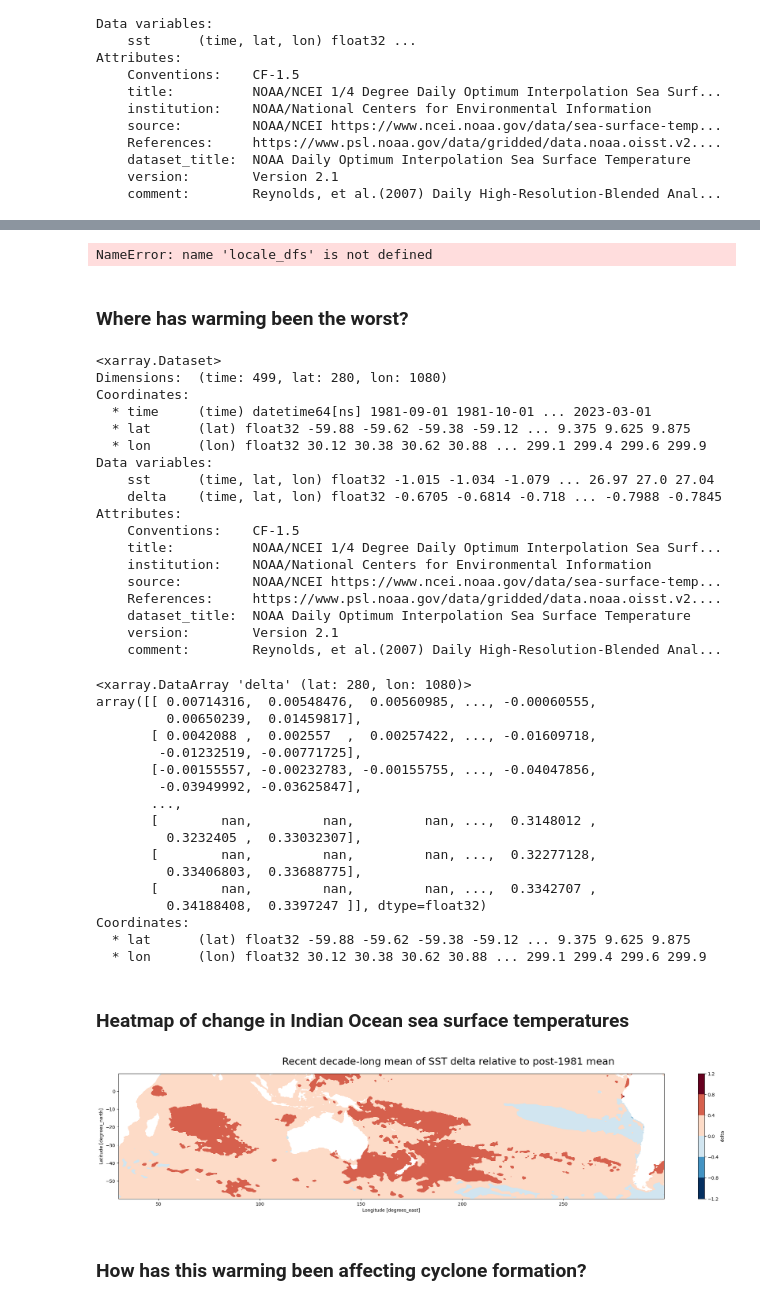
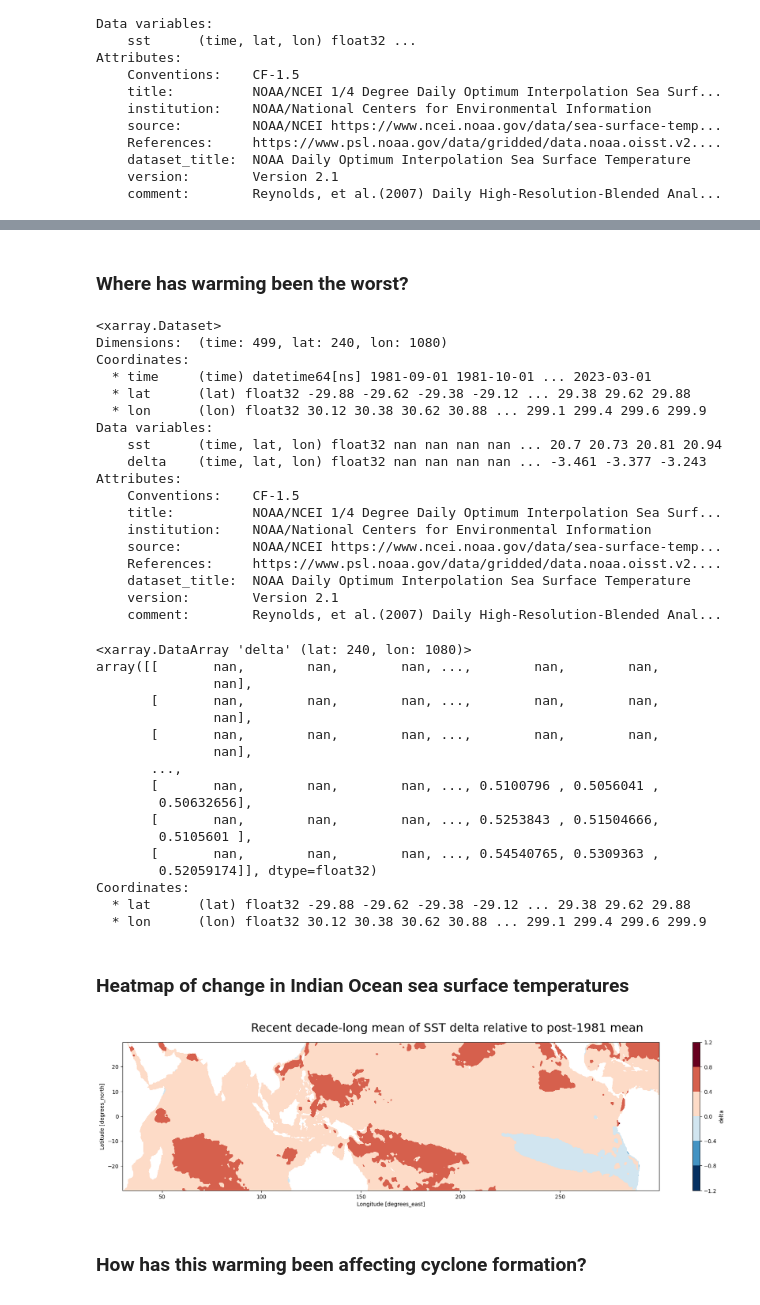
Before and after one commit to sydney-machine-learning/cyclonecategory_GCMs, a Jupyter notebook: Climate Project/albert/notebooks/SSTs.ipynb, the cells around one changed output, grey strips where cells are left out. Drawn from its saved outputs; the diff is of its cells as text; code cells hidden in the pictures.

Commit message:
jtwc data imports

```diff
--- a/Climate Project/albert/notebooks/SSTs.ipynb
+++ b/Climate Project/albert/notebooks/SSTs.ipynb
@@ -39,12 +98,12 @@ Attributes:
 # IMPORT OUR MONTHLY MEAN SST DATA
 
 
-min_lat = -40
-max_lat = 10
-min_long = 30
-max_long = 300
+MIN_LAT = -30
+MAX_LAT = 30
 
-monthly_avg_ssts = monthly_avg_ssts.sel(lon = slice(30, 300), lat=slice(-60, 10))
-monthly_avg_ssts
+MIN_LONG = 30
+MAX_LONG = 300
 
 NUM_DATAPOINTS_IN_YEAR = 12
+monthly_avg_ssts = monthly_avg_ssts.sel(lon = slice(MIN_LONG, MAX_LONG), lat=slice(MIN_LAT, MAX_LAT))
+# monthly_avg_ssts
@@ -88,16 +110,3 @@ for locale_ssts in locales_ssts:
-# %%
-import math
-num_plots = len(locale_dfs)
-fig, axs = plt.subplots(nrows= math.ceil(num_plots/2), ncols=2, figsize=(25,50))
-for row in range(len(axs)):
-    for col in range(len(axs[row])):
-        g = sns.lineplot(data=locale_dfs[row*2 + col], x='time', y='sst', ax=axs[row][col]).set(title=locales[row*2 + col]["name"])
-        plt.xticks(rotation=45)
-
-
-plt.show()
-# %% [output]
-NameError: name 'locale_dfs' is not defined
 # %% [markdown]
 ### Where has warming been the worst?
 # %%
@@ -108,14 +117,14 @@ with_deltas = monthly_avg_ssts.assign(delta = monthly_avg_ssts['sst'] - monthly_
 with_deltas
 # %% [output]
 <xarray.Dataset>
-Dimensions:  (time: 499, lat: 280, lon: 1080)
+Dimensions:  (time: 499, lat: 240, lon: 1080)
 Coordinates:
   * time     (time) datetime64[ns] 1981-09-01 1981-10-01 ... 2023-03-01
-  * lat      (lat) float32 -59.88 -59.62 -59.38 -59.12 ... 9.375 9.625 9.875
+  * lat      (lat) float32 -29.88 -29.62 -29.38 -29.12 ... 29.38 29.62 29.88
   * lon      (lon) float32 30.12 30.38 30.62 30.88 ... 299.1 299.4 299.6 299.9
 Data variables:
-    sst      (time, lat, lon) float32 -1.015 -1.034 -1.079 ... 26.97 27.0 27.04
-    delta    (time, lat, lon) float32 -0.6705 -0.6814 -0.718 ... -0.7988 -0.7845
+    sst      (time, lat, lon) float32 nan nan nan nan ... 20.7 20.73 20.81 20.94
+    delta    (time, lat, lon) float32 nan nan nan nan ... -3.461 -3.377 -3.243
 Attributes:
     Conventions:    CF-1.5
     title:          NOAA/NCEI 1/4 Degree Daily Optimum Interpolation Sea Surf...
@@ -130,33 +139,35 @@ recent_deltas = with_deltas.sel(time= with_deltas.time.dt.year >= 2012)
 recent_delta_mean = recent_deltas['delta'].mean('time')
 recent_delta_mean
 # %% [output]
-<xarray.DataArray 'delta' (lat: 280, lon: 1080)>
-array([[ 0.00714316,  0.00548476,  0.00560985, ..., -0.00060555,
-         0.00650239,  0.01459817],
-       [ 0.0042088 ,  0.002557  ,  0.00257422, ..., -0.01609718,
-        -0.01232519, -0.00771725],
-       [-0.00155557, -0.00232783, -0.00155755, ..., -0.04047856,
-        -0.03949992, -0.03625847],
+<xarray.DataArray 'delta' (lat: 240, lon: 1080)>
+array([[       nan,        nan,        nan, ...,        nan,        nan,
+               nan],
+       [       nan,        nan,        nan, ...,        nan,        nan,
+               nan],
+       [       nan,        nan,        nan, ...,        nan,        nan,
+               nan],
        ...,
-       [        nan,         nan,         nan, ...,  0.3148012 ,
-         0.3232405 ,  0.33032307],
-       [        nan,         nan,         nan, ...,  0.32277128,
-         0.33406803,  0.33688775],
-       [        nan,         nan,         nan, ...,  0.3342707 ,
-         0.34188408,  0.3397247 ]], dtype=float32)
+       [       nan,        nan,        nan, ..., 0.5100796 , 0.5056041 ,
+        0.50632656],
+       [       nan,        nan,        nan, ..., 0.5253843 , 0.51504666,
+        0.5105601 ],
+       [       nan,        nan,        nan, ..., 0.54540765, 0.5309363 ,
+        0.52059174]], dtype=float32)
 Coordinates:
-  * lat      (lat) float32 -59.88 -59.62 -59.38 -59.12 ... 9.375 9.625 9.875
+  * lat      (lat) float32 -29.88 -29.62 -29.38 -29.12 ... 29.38 29.62 29.88
   * lon      (lon) float32 30.12 30.38 30.62 30.88 ... 299.1 299.4 299.6 299.9
 # %% [markdown]
 ### Heatmap of change in Indian Ocean sea surface temperatures
 # %%
-height = 5
-fig = plt.figure(figsize=((max_long - min_long)/(max_lat-min_lat)*height, height))
+FIG_HEIGHT = 5
+ASPECT_RATIO =(MAX_LONG - MIN_LONG)/(MAX_LAT-MIN_LAT)
+
+fig = plt.figure(figsize=(ASPECT_RATIO*FIG_HEIGHT, FIG_HEIGHT))
 recent_delta_mean.plot.contourf()
 fig.suptitle("Recent decade-long mean of SST delta relative to post-1981 mean", fontsize= 22)
 fig.savefig('./media/sst_decade.png')
 # %% [output]
-[figure, old version]
+[figure, new version]
 # %%
 import matplotlib.animation as animation
 from IPython.display import HTML
```
Also changed, not shown: parts of 9 cells of this notebook, 8 other files.
